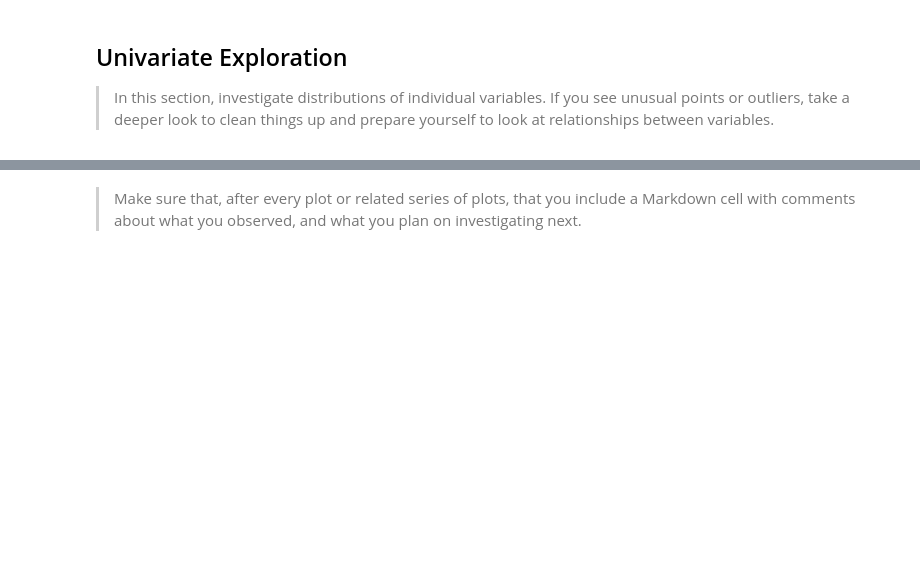
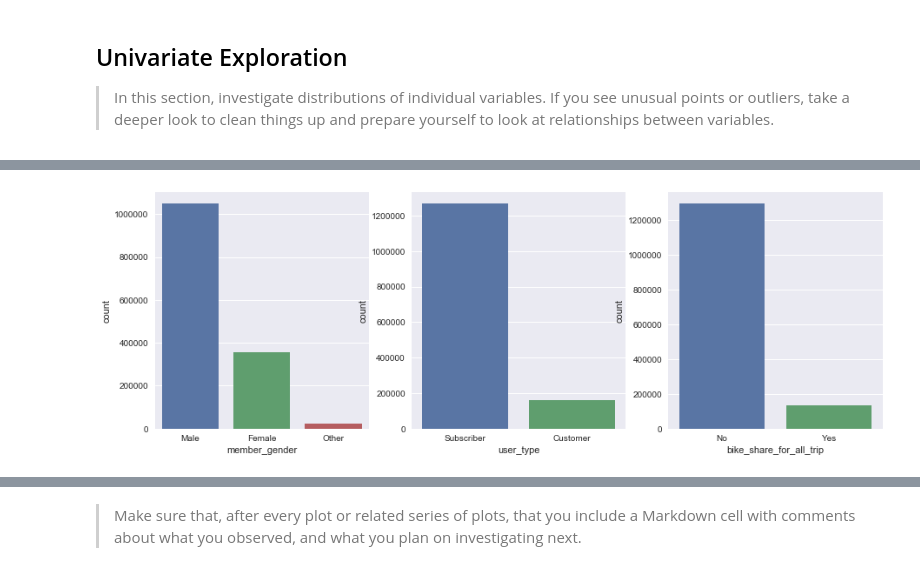
Before and after one commit to infoStunde/DAND-Project5, a Jupyter notebook: exploration_template.ipynb, the cells around one changed output, grey strips where cells are left out. Cells and saved outputs as stored; diff of their text form; code cells hidden in the pictures; blank space fills up the shorter version.

```diff
--- a/exploration_template.ipynb
+++ b/exploration_template.ipynb
@@ -141,0 +110,14 @@ and prepare yourself to look at relationships between variables.
+# %%
+# Look into the categorical variables
+plt.figure(figsize = [15,5])
+
+plt.subplot(1, 3,1)
+sns.countplot(data=rides, x = 'member_gender');
+
+plt.subplot(1,3,2)
+sns.countplot(data=rides, x = 'user_type');
+
+plt.subplot(1,3,3)
+sns.countplot(data=rides, x = 'bike_share_for_all_trip');
+# %% [output]
+[figure, added]
```
Also changed, not shown: parts of 24 cells of this notebook, 2 other files.
